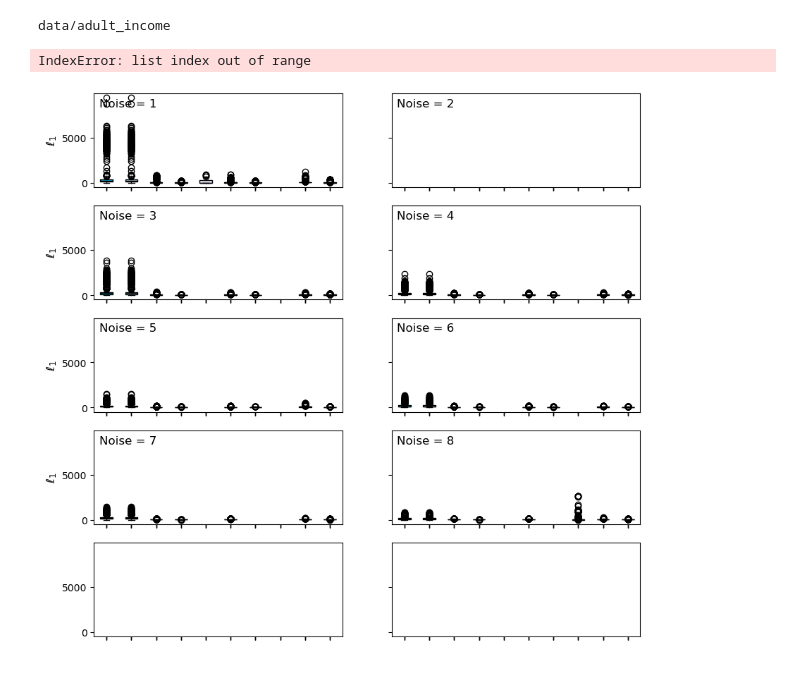
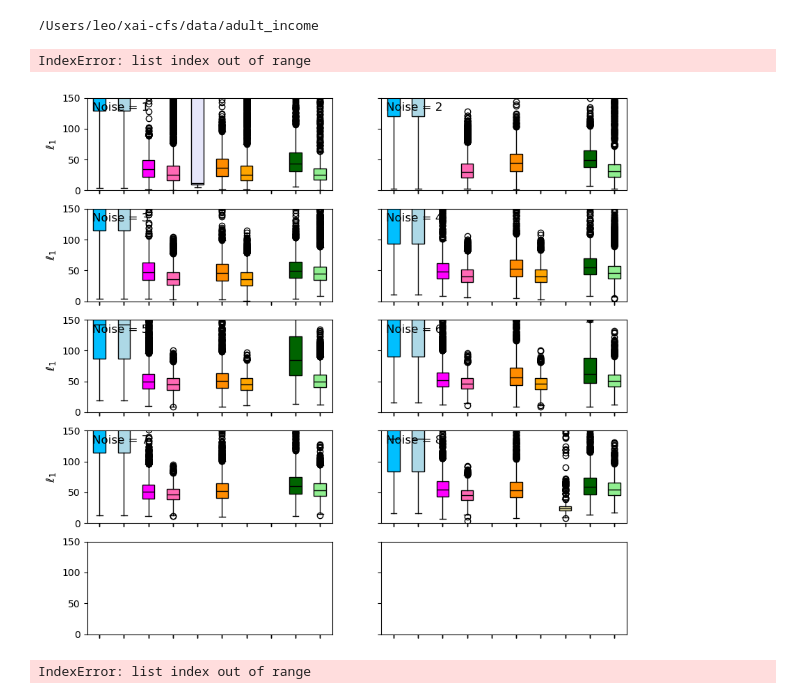
Before and after one commit to leonidaschristodoulou/xai-cfs, a Jupyter notebook: xai_plots.ipynb, the cells around one changed output. Drawn from its saved outputs; the diff is of its cells as text; code cells hidden in the pictures.

```diff
--- a/xai_plots.ipynb
+++ b/xai_plots.ipynb
@@ -10,7 +10,7 @@ from xai_aux import CFCalculations
 
 pd.set_option("display.max_columns", 99)
 # %%
-def get_distance(A,B, continuous_columns, categorical_columns, l_norm=2):
+def get_distance(A,B, continuous_columns, categorical_columns, l_norm=2, n_features=1):
 
     combined = np.vstack((A, B))
 
@@ -32,11 +32,11 @@ def get_distance(A,B, continuous_columns, categorical_columns, l_norm=2):
     # Compute weighted L2 distances for same-index pairs
     differences = A - B  # Element-wise differences
     weighted_differences = differences * weights  # Apply weights element-wise
-    l_distances = np.linalg.norm(weighted_differences, axis=1, ord=l_norm)
+    l_distances = np.linalg.norm(weighted_differences, axis=1, ord=l_norm)/n_features
     return l_distances
 # %%
 l_order = 1
-completeness_limit = 0.9
+completeness_limit = 0.88
 cm = ['TP','FP','FN','TN']
 
 colours = {('lr', 'skl'): 'deepskyblue',
@@ -63,7 +63,7 @@ def load_dataset(dataset_name, variant="standard",n_datasets=11):
     Returns:
         dict: Loaded dataset components.
     """
-    base_path = f"data/{dataset_name}"
+    base_path = f"/Users/leo/xai-cfs/data/{dataset_name}"
     print(base_path)
 
     # Validate variant
@@ -98,18 +98,10 @@ def load_dataset(dataset_name, variant="standard",n_datasets=11):
         "cfs_good_indices": load(cfs_good_indices_path),
     }
 # %%
-# # Choose dataset dynamically
-# dataset_name = "mock_data"  # Options: "mock_data", "german_credit", "adult_income", "gsc"
-# mock_data = 3  # Only relevant if dataset_name == "mock_data"
-# data = load_dataset(dataset_name, mock_data if dataset_name == "mock_data" else None)
-
-dataset = "gsc" # options: "adult_income" "german_credit" "gsc" "mock_data3"
-variant = "standard" #"noniid_test" #"standard"
-data = load_dataset(dataset, variant=variant,n_datasets=10) # "ommited_var_test" "noniid_test" "standard"
-#data = load_dataset("german_credit", variant="standard",n_datasets=6) # "ommited_var_test" "noniid_test" "standard"
-#data = load_dataset("adult_income", variant="standard",n_datasets=9) # "ommited_var_test" "noniid_test" "standard"
-#data = load_dataset("gsc", variant="standard") # "ommited_var_test" "noniid_test" "standard"
-
+# Choose dataset dynamically
+dataset = "adult_income" # options: "adult_income" "german_credit" "gsc" "mock_data3"
+variant = "standard"  # "noniid_test" #"standard" "ommited_var_test"
+data = load_dataset(dataset, variant=variant,n_datasets=9) # "ommited_var_test" "noniid_test" "standard"
 
 # Extract variables
 cf_results_dict = data["cf_results_dict"]
@@ -117,7 +109,7 @@ cf_calc = data["cf_calc"]
 model_results_dict = data["model_results_dict"]
 cfs_good_indices = data["cfs_good_indices"]
 # %% [output]
-data/adult_income
+/Users/leo/xai-cfs/data/adult_income
 # %%
 noises_list = list(cf_results_dict.keys())[1:]
 cf_methods = list(cf_results_dict[noises_list[0]].keys())
@@ -150,37 +142,39 @@ for i, ax in enumerate(axes):
         good_indices = cfs_good_indices[noises_list[i]][k]
 
         if sum(good_indices) / len(good_indices) > completeness_limit:
-            expected_d2[k[0] + ' ' + k[1]] = get_distance(A[good_indices], B[good_indices], numerical_columns, categorical_columns, l_norm=l_order)
+            expected_d2[k[0] + ' ' + k[1]] = get_distance(
+                A[good_indices], B[good_indices], numerical_columns, categorical_columns,
+                l_norm=l_order,)
 
     # Ensure that all expected labels appear, even if they have no data points
     d2 = list(expected_d2.values())  # Boxplot data (some lists will be empty)
     labels = list(expected_d2.keys())  # Ensure all labels appear
 
     # Apply x-labels only for the last row
     if i // n_cols == n_rows - 1:
         bplot = ax.boxplot(d2, tick_labels=labels, widths=0.5, patch_artist=True)
     else:
         bplot = ax.boxplot(d2, tick_labels=['' for _ in labels], widths=0.5, patch_artist=True)
 
-    #ax.set_ylim([0, 1600])
+    ax.set_ylim([0, 150])
 
     for patch, color in zip(bplot['boxes'], colour_list):
         patch.set_facecolor(color)
     for median in bplot['medians']:
         median.set_color('black')
 
     ax.text(0.02, 0.95, 'Noise = ' + noises_list[i][6:9], fontsize=12,
             verticalalignment='top', horizontalalignment='left',
             transform=ax.transAxes)
 
     # Set y-labels for leftmost column
     if i % n_cols == 0:
         ax.set_ylabel(r'$\ell_1$', fontsize=12, fontweight='bold')
 
     ax.tick_params(axis='x', labelrotation=45)
 
 fig.subplots_adjust(wspace=0, hspace=0)  # Set space between subplots to zero
 fig.savefig("plots/"+dataset+"_"+variant+".pdf", format="pdf", bbox_inches="tight")
 # %% [output]
 IndexError: list index out of range
-[figure, old version]
+[figure, new version]
@@ -239,7 +197,6 @@ d2 = {'R19':[('lr', 'skl')],
       'RL': [('lr', 'RL'),('rf', 'RL')]}
 # %%
 dfs = []
-#dataset_in = 'mock 1'
 for i in model_results_dict:
     df_t = model_dict_to_df(model_results_dict[i])
     df_t.insert(0,'Noise Level',i)
@@ -278,8 +235,14 @@ for noise in list(cf_results_dict.keys()):
                         A = cf_calc[ii-1].models[0]['PP'].transform(pd.DataFrame(A, columns=[str(j) for j in range(n_features)])).astype(float)
                         B = cf_calc[0].models[0]['PP'].transform(pd.DataFrame(B, columns=[str(j) for j in range(n_features)])).astype(float)
                 good_indices = cfs_good_indices[noise][m]
-                df.loc[sel,k+' L1'] = get_distance(A[good_indices], B[good_indices], numerical_columns, categorical_columns, l_norm=1).mean()
-                df.loc[sel,k+' L2'] = get_distance(A[good_indices], B[good_indices], numerical_columns, categorical_columns, l_norm=2).mean()
+                df.loc[sel,k+' L1'] = get_distance(
+                    A[good_indices], B[good_indices], numerical_columns, categorical_columns,
+                    l_norm=1).mean()
+                df.loc[sel,k+' L2'] = get_distance(
+                    A[good_indices], B[good_indices], numerical_columns, categorical_columns,
+                    l_norm=2).mean()
             except KeyError:
                 pass
 df.to_csv('data/output_'+dataset+"_"+variant+".csv", index=False)
+# %% [output]
+IndexError: list index out of range
```
Also changed, not shown: parts of 15 cells of this notebook, 4 other files.
